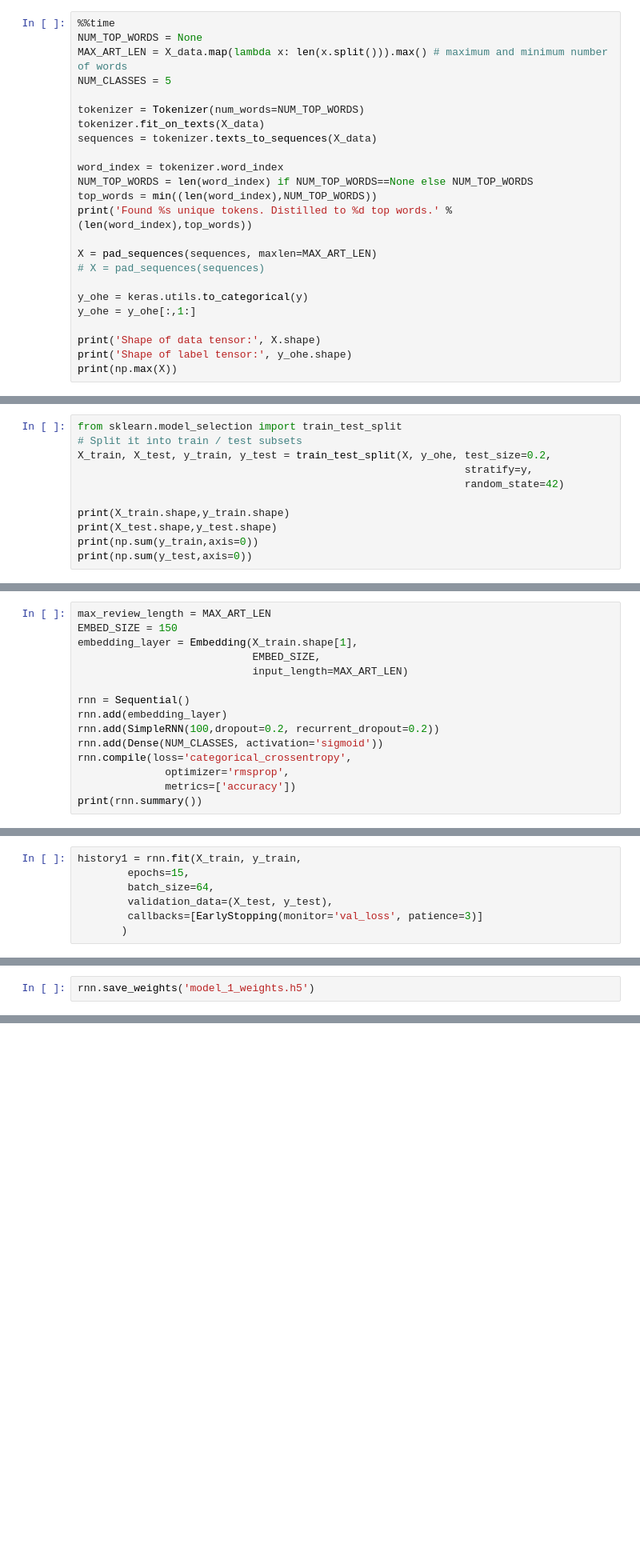
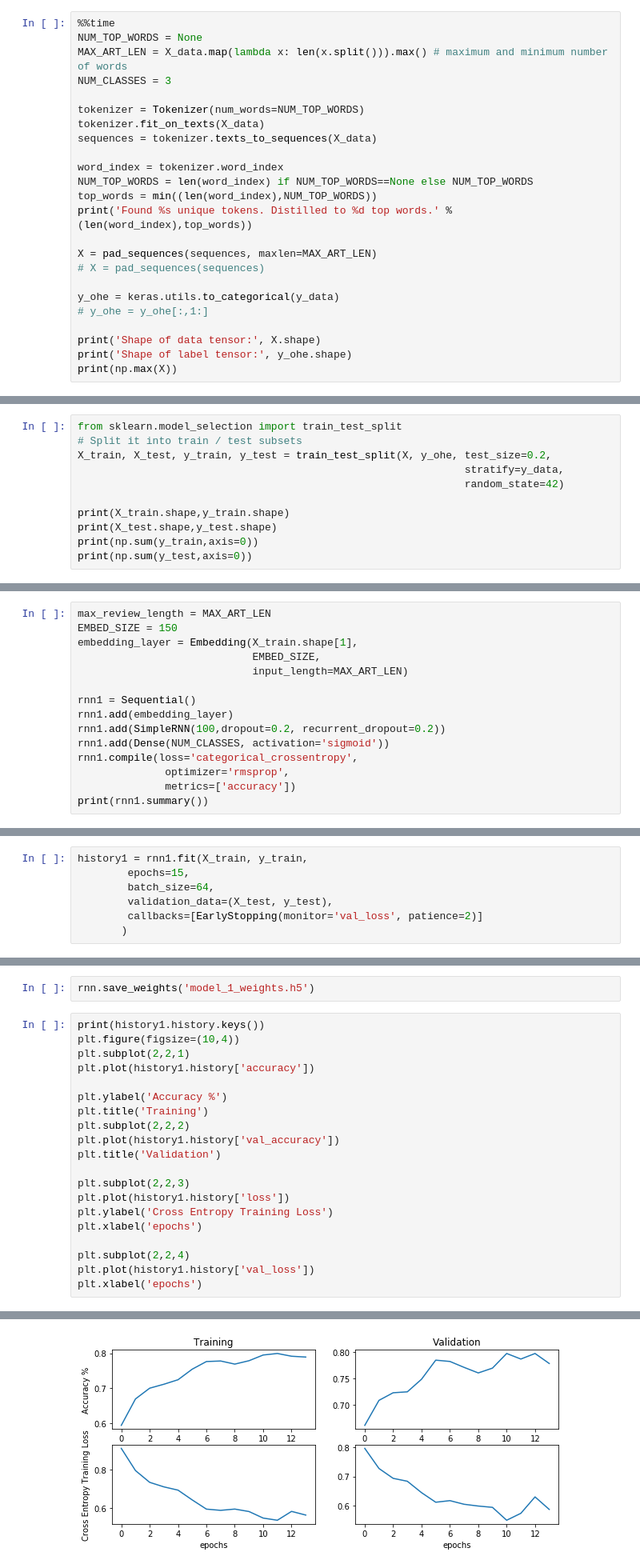
Before and after one commit to liamlows/CS5324-ML_Python, a Jupyter notebook: Lab7/Untitled.ipynb, the cells around one changed output, grey strips where cells are left out. Shown at 80% size. Cells and saved outputs as stored; diff of their text form; blank space fills up the shorter version.

```diff
--- a/Lab7/Untitled.ipynb
+++ b/Lab7/Untitled.ipynb
@@ -114,7 +221,7 @@ Length: 14337, dtype: object
 %%time
 NUM_TOP_WORDS = None
 MAX_ART_LEN = X_data.map(lambda x: len(x.split())).max() # maximum and minimum number of words
-NUM_CLASSES = 5
+NUM_CLASSES = 3
 
 tokenizer = Tokenizer(num_words=NUM_TOP_WORDS)
 tokenizer.fit_on_texts(X_data)
@@ -128,8 +235,8 @@ print('Found %s unique tokens. Distilled to %d top words.' % (len(word_index),to
 X = pad_sequences(sequences, maxlen=MAX_ART_LEN)
 # X = pad_sequences(sequences)
 
-y_ohe = keras.utils.to_categorical(y)
-y_ohe = y_ohe[:,1:]
+y_ohe = keras.utils.to_categorical(y_data)
+# y_ohe = y_ohe[:,1:]
 
 print('Shape of data tensor:', X.shape)
 print('Shape of label tensor:', y_ohe.shape)
@@ -154,7 +265,7 @@ array([[   0,    0,    0, ...,  149,   37,  133],
 from sklearn.model_selection import train_test_split
 # Split it into train / test subsets
 X_train, X_test, y_train, y_test = train_test_split(X, y_ohe, test_size=0.2,
-                                                              stratify=y,
+                                                              stratify=y_data,
                                                               random_state=42)
 
 print(X_train.shape,y_train.shape)
@@ -177,12 +288,12 @@ embedding_layer = Embedding(X_train.shape[1],
                             EMBED_SIZE,
                             input_length=MAX_ART_LEN)
 
-rnn = Sequential()
-rnn.add(embedding_layer)
-rnn.add(SimpleRNN(100,dropout=0.2, recurrent_dropout=0.2))
-rnn.add(Dense(NUM_CLASSES, activation='sigmoid'))
-rnn.compile(loss='categorical_crossentropy',
+rnn1 = Sequential()
+rnn1.add(embedding_layer)
+rnn1.add(SimpleRNN(100,dropout=0.2, recurrent_dropout=0.2))
+rnn1.add(Dense(NUM_CLASSES, activation='sigmoid'))
+rnn1.compile(loss='categorical_crossentropy',
               optimizer='rmsprop',
               metrics=['accuracy'])
-print(rnn.summary())
+print(rnn1.summary())
 # %% [output]
@@ -204,9 +317,9 @@ None
 # %%
-history1 = rnn.fit(X_train, y_train,
+history1 = rnn1.fit(X_train, y_train,
         epochs=15,
         batch_size=64,
         validation_data=(X_test, y_test),
-        callbacks=[EarlyStopping(monitor='val_loss', patience=3)]
+        callbacks=[EarlyStopping(monitor='val_loss', patience=2)]
        )
 # %% [output]
 Train on 11469 samples, validate on 2868 samples
@@ -230,2 +342,23 @@ Epoch 10/15
 # %%
 rnn.save_weights('model_1_weights.h5')
+# %%
+print(history1.history.keys())
+plt.figure(figsize=(10,4))
+plt.subplot(2,2,1)
+plt.plot(history1.history['accuracy'])
+
+plt.ylabel('Accuracy %')
+plt.title('Training')
+plt.subplot(2,2,2)
+plt.plot(history1.history['val_accuracy'])
+plt.title('Validation')
+
+plt.subplot(2,2,3)
+plt.plot(history1.history['loss'])
+plt.ylabel('Cross Entropy Training Loss')
+plt.xlabel('epochs')
+
+plt.subplot(2,2,4)
+plt.plot(history1.history['val_loss'])
+plt.xlabel('epochs')
+# %% [output]
@@ -232,3 +367,4 @@ rnn.save_weights('model_1_weights.h5')
+[figure, added]
 # %% [markdown]
 ### Model 2
 # %%
```
Also changed, not shown: parts of 30 cells of this notebook, 2 other files.
